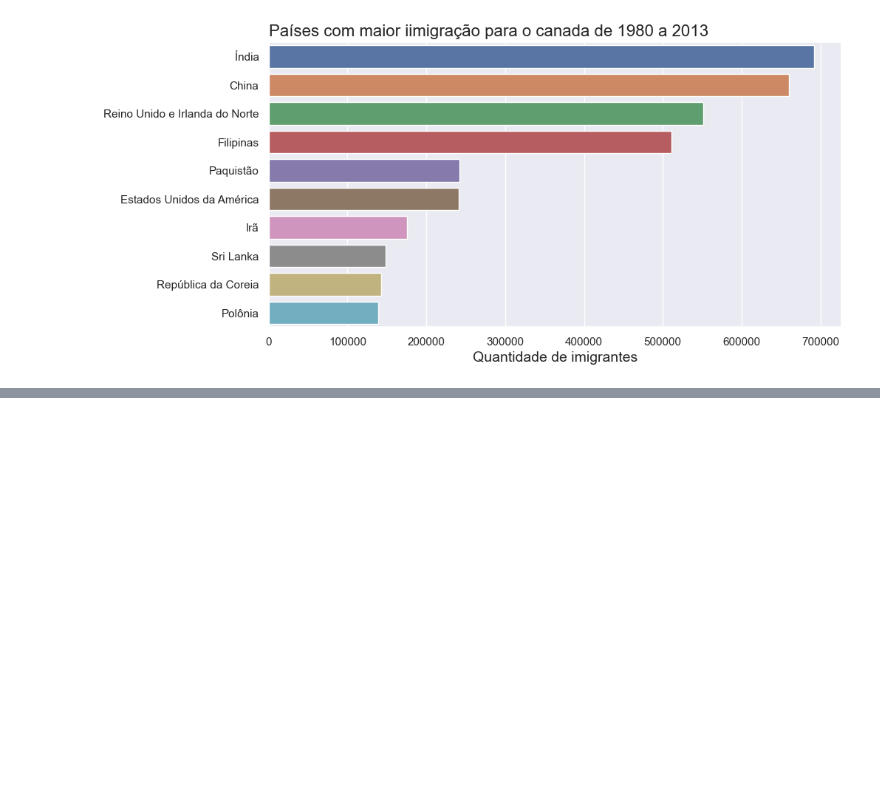
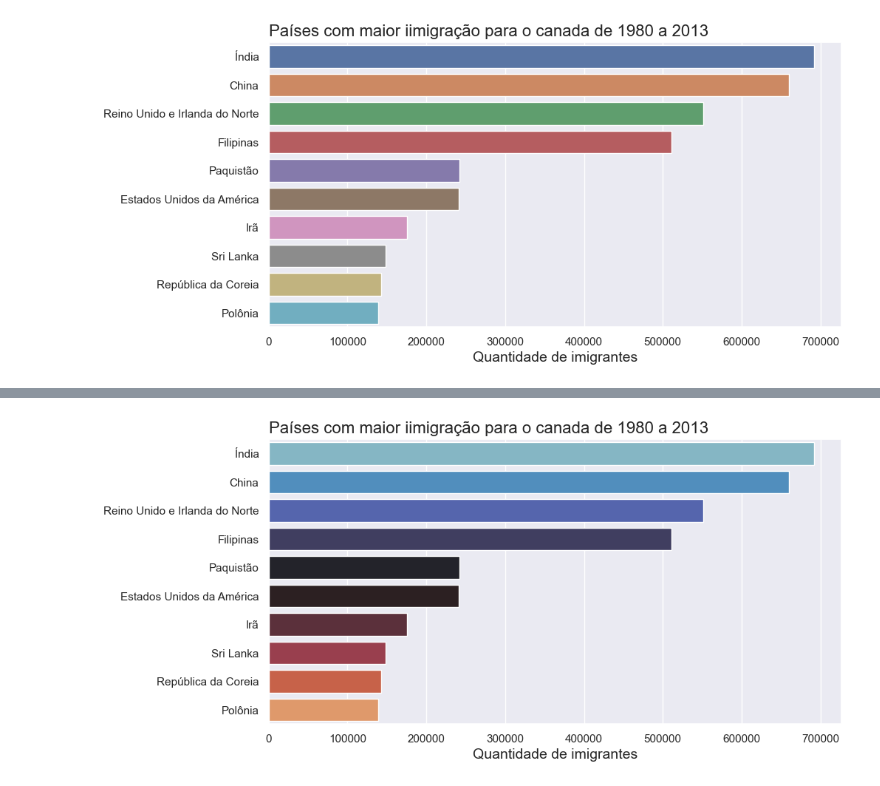
Before and after one commit to Marlon-Santiago/Alanisando_dados_Imigratorios_Canada, a Jupyter notebook: Imigrantes_canada_analise.ipynb, the cells around one changed output, grey strips where cells are left out. Cells and saved outputs as stored; diff of their text form; code cells hidden in the pictures; blank space fills up the shorter version.

```diff
--- a/Imigrantes_canada_analise.ipynb
+++ b/Imigrantes_canada_analise.ipynb
@@ -390,0 +409,4 @@ plt.show()
+# %%
+gerar_grafico_paleta('icefire')
+# %% [output]
+[figure, added]
```
Also changed, not shown: parts of 20 cells of this notebook, 1 other file.
